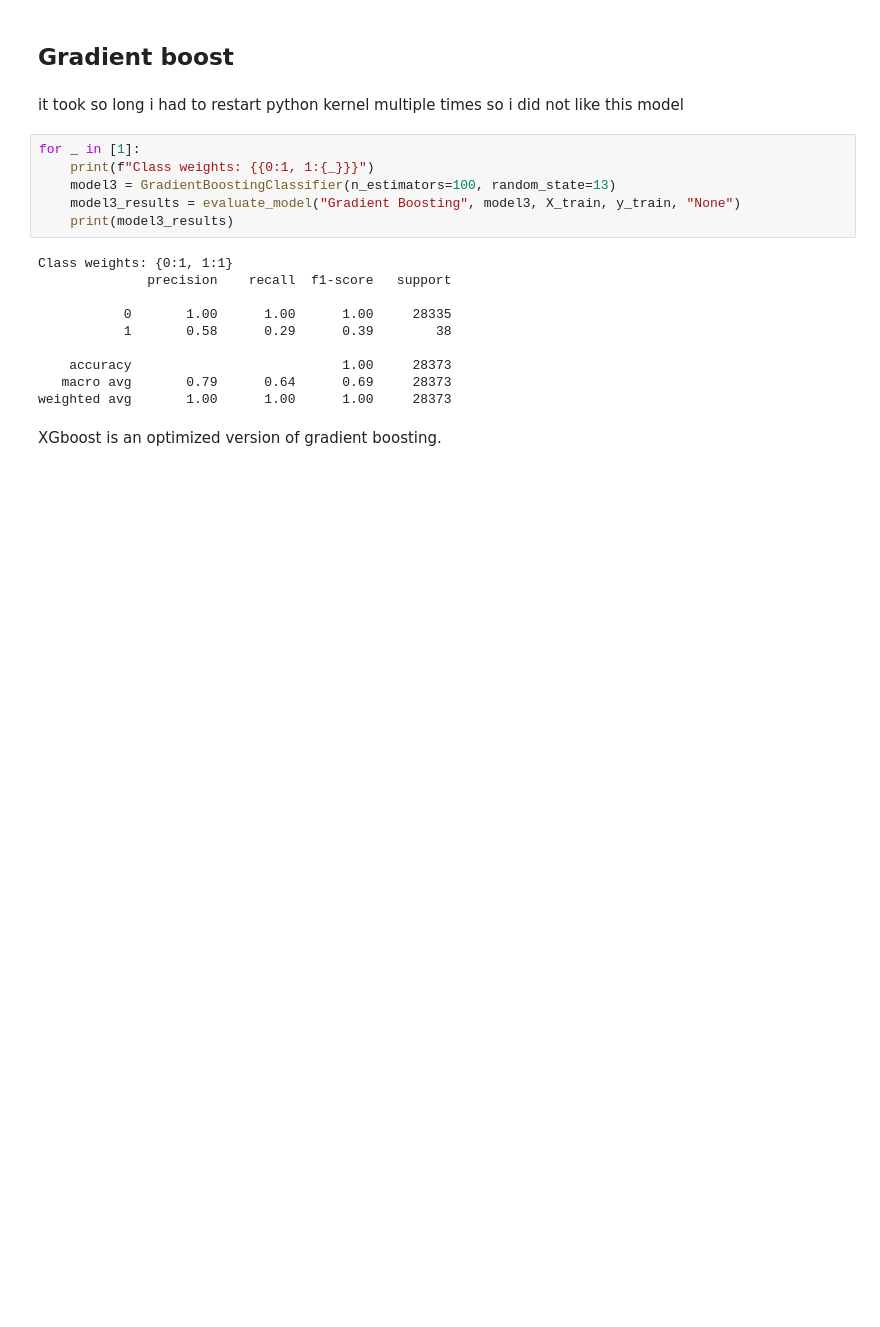
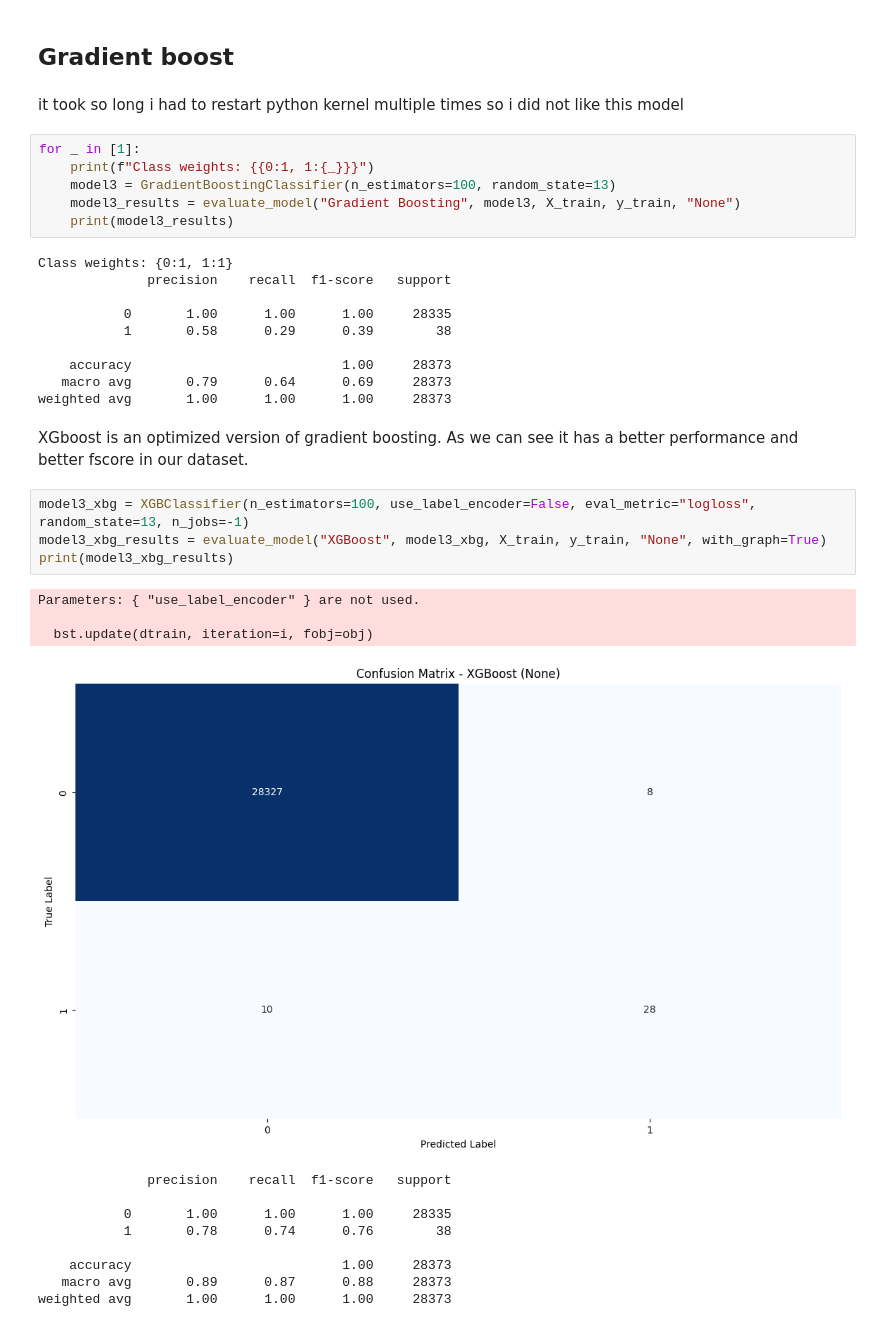
Before and after one commit to fulcrumm1365/card_fraud, a Jupyter notebook: main.ipynb, the cells around one changed output. Cells and saved outputs as stored; diff of their text form; blank space fills up the shorter version.

```diff
--- a/main.ipynb
+++ b/main.ipynb
@@ -579,4 +560,21 @@ Class weights: {0:1, 1:1}
    macro avg       0.79      0.64      0.69     28373
 weighted avg       1.00      1.00      1.00     28373
 # %% [markdown]
-XGboost is an optimized version of gradient boosting.
+XGboost is an optimized version of gradient boosting. As we can see it has a better performance and better fscore in our dataset.
+# %%
+model3_xbg = XGBClassifier(n_estimators=100, use_label_encoder=False, eval_metric="logloss", random_state=13, n_jobs=-1)
+model3_xbg_results = evaluate_model("XGBoost", model3_xbg, X_train, y_train, "None", with_graph=True)
+print(model3_xbg_results)
+# %% [output]
+Parameters: { "use_label_encoder" } are not used.
+
+  bst.update(dtrain, iteration=i, fobj=obj)
+[figure, added]
+              precision    recall  f1-score   support
+
+           0       1.00      1.00      1.00     28335
+           1       0.78      0.74      0.76        38
+
+    accuracy                           1.00     28373
+   macro avg       0.89      0.87      0.88     28373
+weighted avg       1.00      1.00      1.00     28373
```
Also changed, not shown: parts of 22 cells of this notebook.
